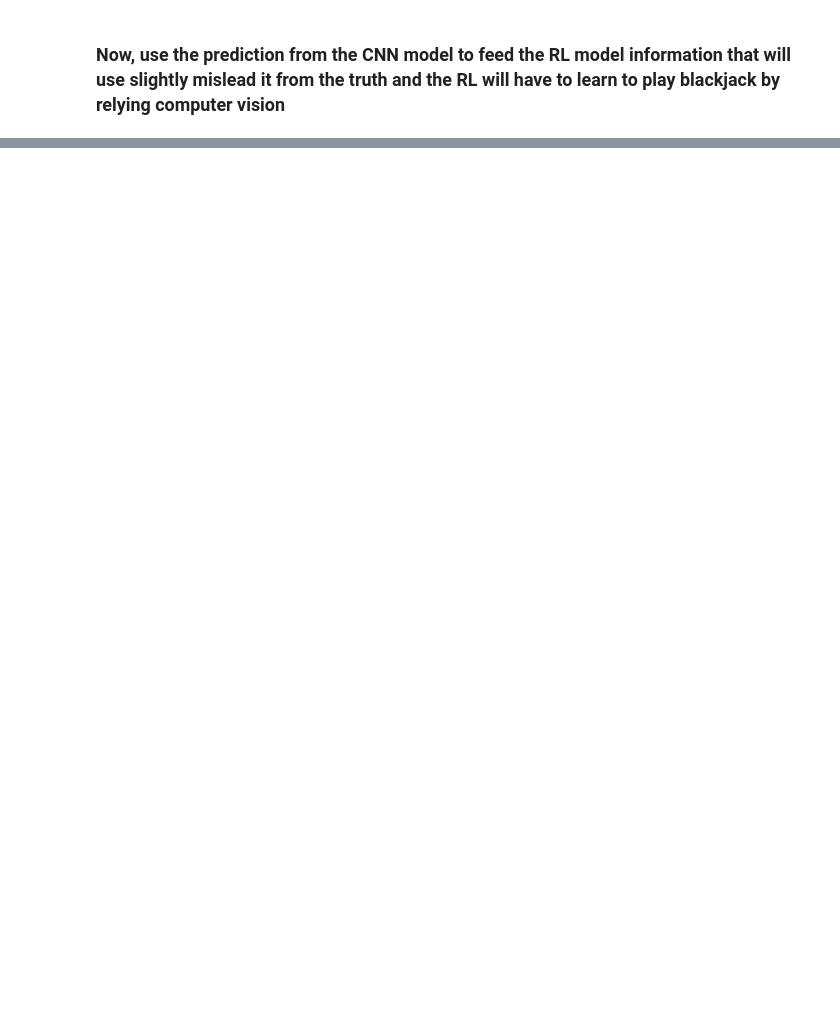
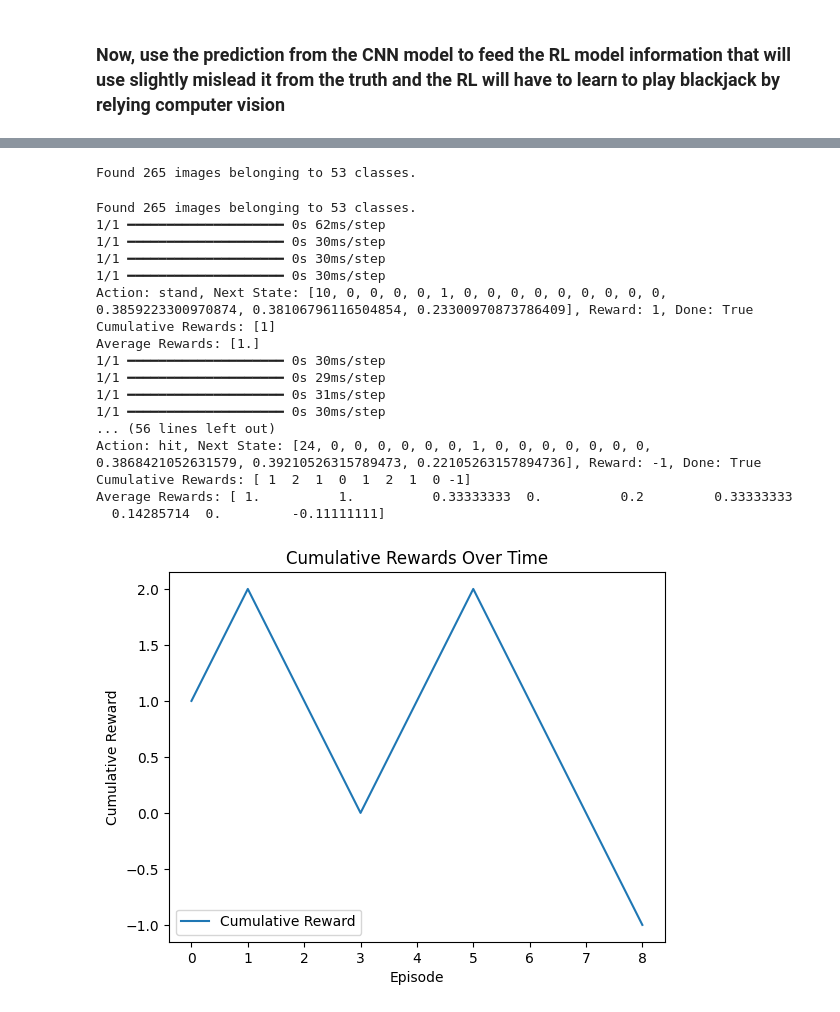
Before and after one commit to amrambouskila/BlackJackAI, a Jupyter notebook: BlackJackAI.ipynb, the cells around one changed output, grey strips where cells are left out. Drawn from its saved outputs; the diff is of its cells as text; code cells hidden in the pictures; blank space fills up the shorter version.

```diff
--- a/BlackJackAI.ipynb
+++ b/BlackJackAI.ipynb
@@ -1013,0 +1442,46 @@ AttributeError: Can't pickle local object 'QLearningAgent.__init__.<locals>.<lam
+# %%
+# Calculate the state size based on the returned state from get_state method
+player_hand_value_size = 1
+dealer_visible_card_size = 13  # One-hot encoding of 13 ranks
+usable_ace_size = 1
+probabilities_size = 3
+
+state_size = player_hand_value_size + dealer_visible_card_size + usable_ace_size + probabilities_size
+actions = ['hit', 'stand']
+
+env = DQNBlackjackEnvironment(cnn_model=model, n_decks=8)
+agent = DQNAgent(state_size=state_size, action_space=actions)
+
+# Create and start the GUI
+root = tk.Tk()
+app = DQNBlackjackRL(
+    root=root,
+    agent=agent,
+    environment=env,
+    train_episodes=1000,
+    test_episodes=100,
+    cnn_model_path='./models/25_model.h5',
+    rl_model_path='./models/dqn_model.pkl'
+)
+
+app.start()
+# %% [output]
+Found 265 images belonging to 53 classes.
+Found 265 images belonging to 53 classes.
+1/1 ━━━━━━━━━━━━━━━━━━━━ 0s 62ms/step
+1/1 ━━━━━━━━━━━━━━━━━━━━ 0s 30ms/step
+1/1 ━━━━━━━━━━━━━━━━━━━━ 0s 30ms/step
+1/1 ━━━━━━━━━━━━━━━━━━━━ 0s 30ms/step
+Action: stand, Next State: [10, 0, 0, 0, 0, 1, 0, 0, 0, 0, 0, 0, 0, 0, 0, 0.3859223300970874, 0.38106796116504854, 0.23300970873786409], Reward: 1, Done: True
+Cumulative Rewards: [1]
+Average Rewards: [1.]
+1/1 ━━━━━━━━━━━━━━━━━━━━ 0s 30ms/step
+1/1 ━━━━━━━━━━━━━━━━━━━━ 0s 29ms/step
+1/1 ━━━━━━━━━━━━━━━━━━━━ 0s 31ms/step
+1/1 ━━━━━━━━━━━━━━━━━━━━ 0s 30ms/step
+... (56 lines left out)
+Action: hit, Next State: [24, 0, 0, 0, 0, 0, 0, 1, 0, 0, 0, 0, 0, 0, 0, 0.3868421052631579, 0.39210526315789473, 0.22105263157894736], Reward: -1, Done: True
+Cumulative Rewards: [ 1  2  1  0  1  2  1  0 -1]
+Average Rewards: [ 1.          1.          0.33333333  0.          0.2         0.33333333
+  0.14285714  0.         -0.11111111]
+[figure, added]
```
Also changed, not shown: parts of 9 cells of this notebook.
